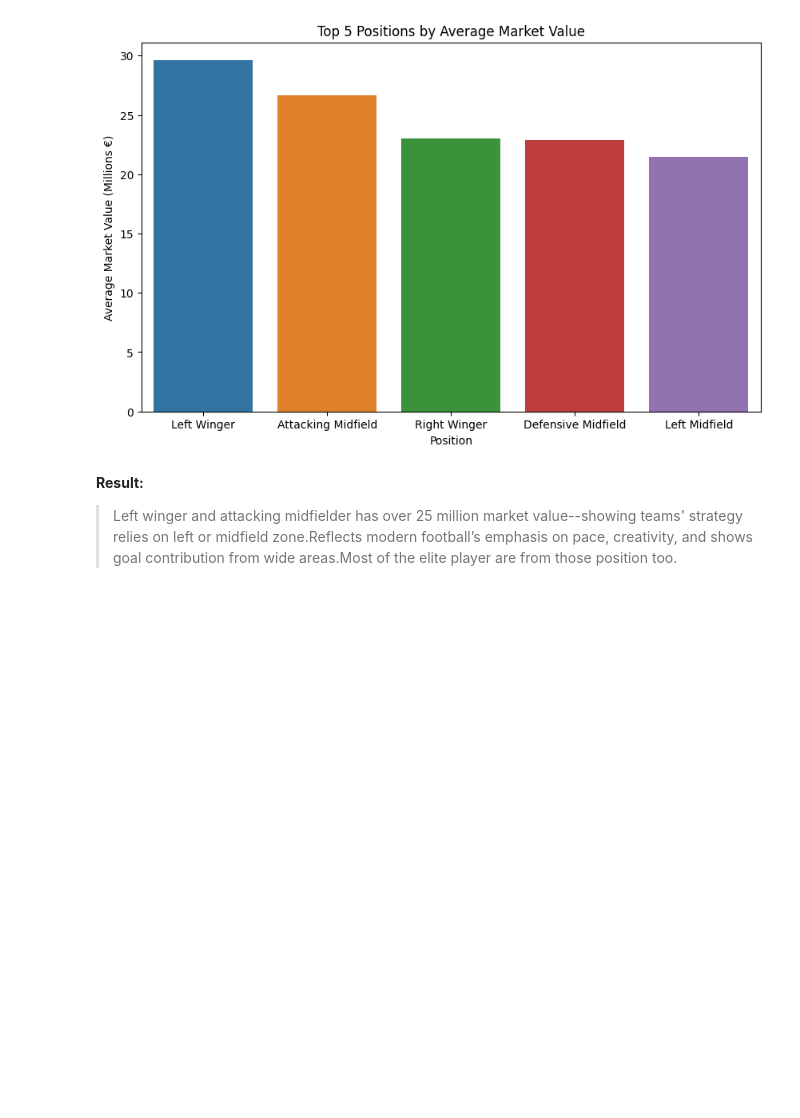
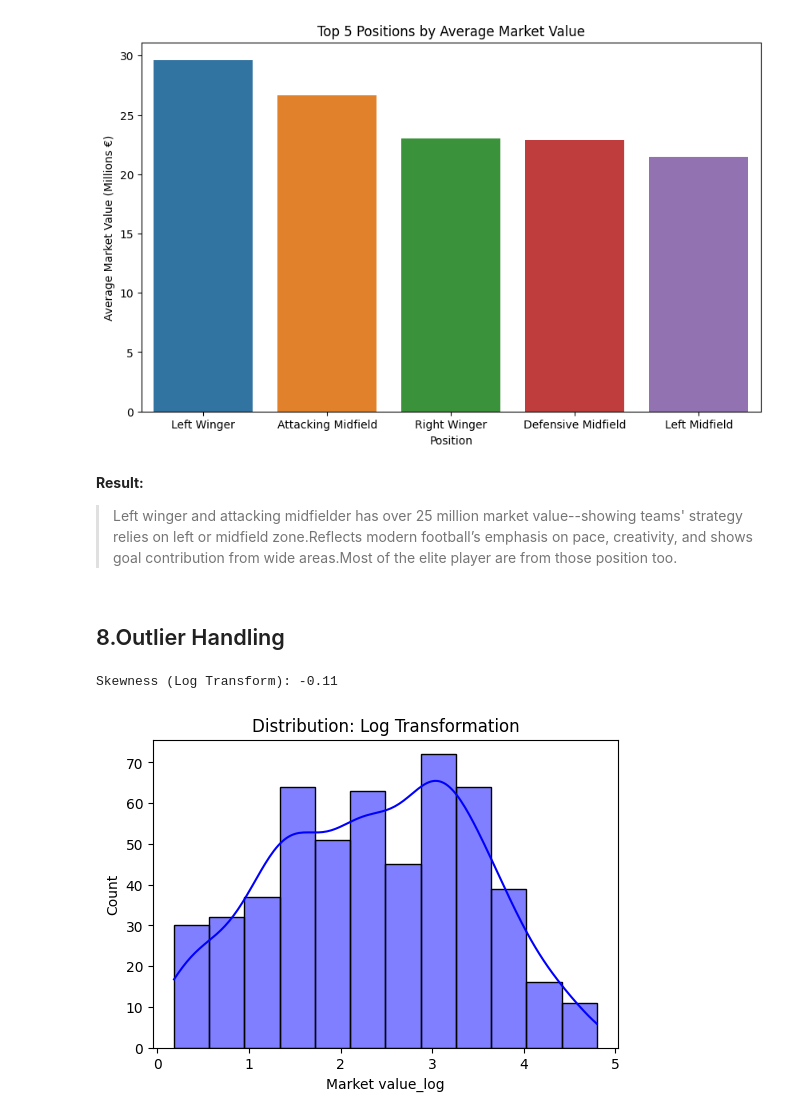
Before and after one commit to N-Garai/Premier-league-players-values-2021, a Jupyter notebook: Players'_value_2021.ipynb, the cells around one changed output. Cells and saved outputs as stored; diff of their text form; code cells hidden in the pictures; blank space fills up the shorter version.

Commit message:
Kaggle-v10 | Players' Value 2021--Premier League | Outlier Handle

```diff
--- a/Players'_value_2021.ipynb
+++ b/Players'_value_2021.ipynb
@@ -453,3 +453,17 @@ plt.show()
 **Result:**
 
 >  Left winger and attacking midfielder has over 25 million market value--showing teams' strategy relies on left or midfield zone.Reflects modern football’s emphasis on pace, creativity, and shows goal contribution from wide areas.Most of the elite player are from those position too.
+# %% [markdown]
+## 8.Outlier Handling
+# %%
+# --- Method 1: Log Transformation ---
+df['Market value_log'] = np.log1p(df['Market value(numerical)'])
+print(f"Skewness (Log Transform): {df['Market value_log'].skew():.2f}")
+
+plt.figure(figsize=(6, 4))
+sns.histplot(df['Market value_log'], kde=True, color='blue')
+plt.title('Distribution: Log Transformation')
+plt.show()
+# %% [output]
+Skewness (Log Transform): -0.11
+[figure, added]
```
Also changed, not shown: parts of 4 cells of this notebook.
